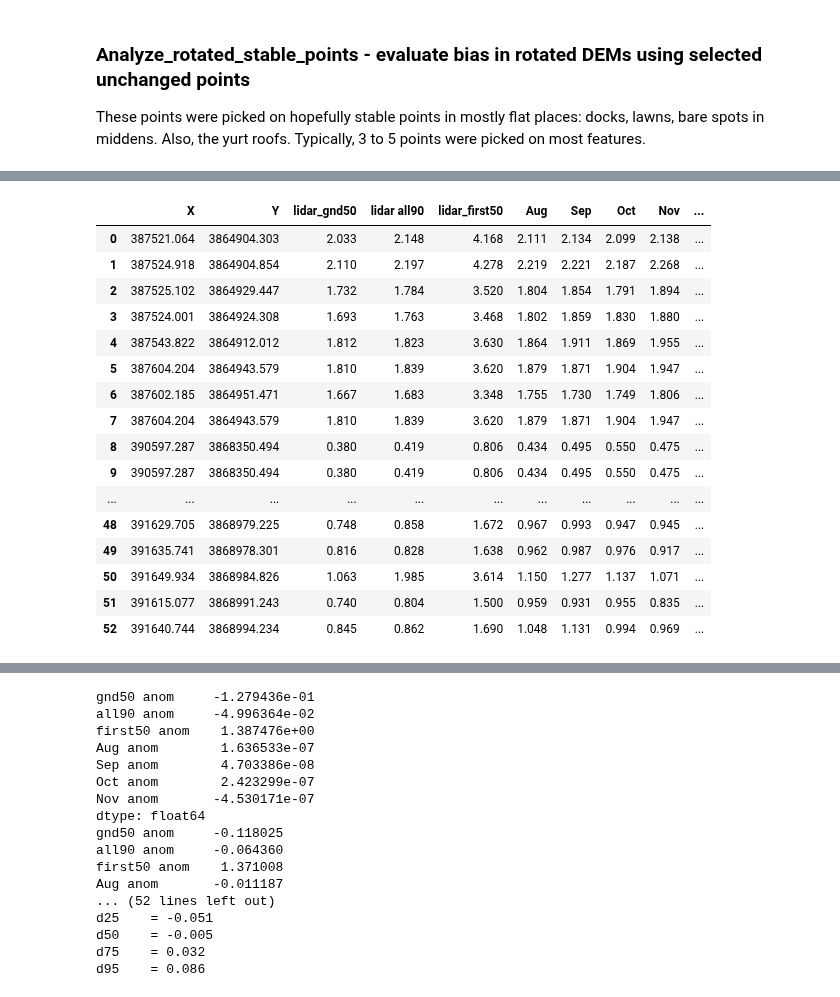
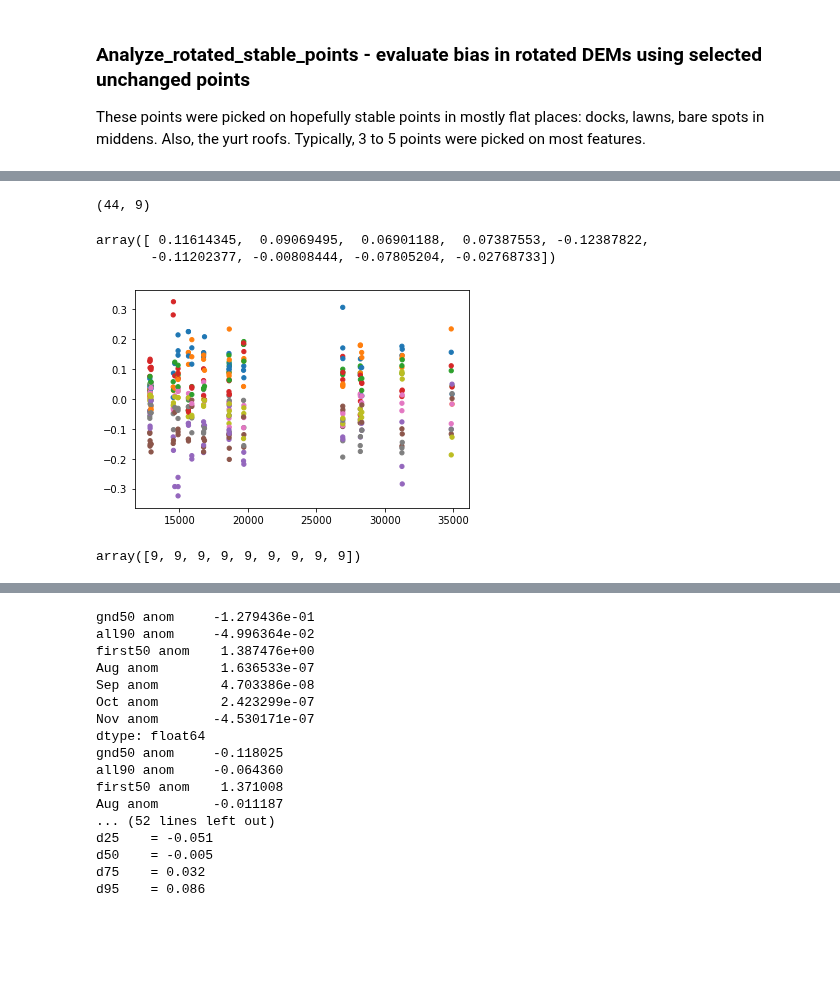
Before and after one commit to csherwood-usgs/CoreBx, a Jupyter notebook: Analyze_rotated_stable_points_v6.ipynb, the cells around one changed output, grey strips where cells are left out. Saved outputs shown, nothing was run; the diff lists cells and outputs as text; code cells hidden in the pictures; blank space fills up the shorter version.

```diff
--- a/Analyze_rotated_stable_points.ipynb
+++ b/Analyze_rotated_stable_points_v6.ipynb
@@ -159,42 +167,36 @@ nmaps, ncross, nalong:  4 1100 36000
 # Use rotated coordinates as indices into the maps to get elevations.
 ix = df["xr"].values.astype(np.int64)
 iy = df["yr"].values.astype(np.int64)
-
-zr = np.ones(len(ix))
-for i in range(0, len(ix)):
-    zr[i] = dsaa[0,iy[i],ix[i]].values
-df["zr Aug"]=zr
-
-zr = np.ones(len(ix))
-for i in range(0, len(ix)):
-    zr[i] = dsaa[1,iy[i],ix[i]].values
-df["zr Sep"]=zr
-
-zr = np.ones(len(ix))
-for i in range(0, len(ix)):
-    zr[i] = dsaa[2,iy[i],ix[i]].values
-df["zr Oct"]=zr
-
-zr = np.ones(len(ix))
-for i in range(0, len(ix)):
-    zr[i] = dsaa[3,iy[i],ix[i]].values
-df["zr Nov"]=zr
-df
+nx = len(ix)
+zr = np.ones((nx,nmaps))
+for j in range(0, nmaps):
+    for i in range(0, nx):
+        zr[i,j] = dsaa[j,iy[i],ix[i]].values
-# %% [output]
-|  | X | Y | lidar_gnd50 | lidar all90 | lidar_first50 | Aug | Sep | Oct | Nov | ... |
-| 0 | 387521.064 | 3864904.303 | 2.033 | 2.148 | 4.168 | 2.111 | 2.134 | 2.099 | 2.138 | ... |
-| 1 | 387524.918 | 3864904.854 | 2.110 | 2.197 | 4.278 | 2.219 | 2.221 | 2.187 | 2.268 | ... |
-| 2 | 387525.102 | 3864929.447 | 1.732 | 1.784 | 3.520 | 1.804 | 1.854 | 1.791 | 1.894 | ... |
-| 3 | 387524.001 | 3864924.308 | 1.693 | 1.763 | 3.468 | 1.802 | 1.859 | 1.830 | 1.880 | ... |
-| 4 | 387543.822 | 3864912.012 | 1.812 | 1.823 | 3.630 | 1.864 | 1.911 | 1.869 | 1.955 | ... |
-| 5 | 387604.204 | 3864943.579 | 1.810 | 1.839 | 3.620 | 1.879 | 1.871 | 1.904 | 1.947 | ... |
-| 6 | 387602.185 | 3864951.471 | 1.667 | 1.683 | 3.348 | 1.755 | 1.730 | 1.749 | 1.806 | ... |
-| 7 | 387604.204 | 3864943.579 | 1.810 | 1.839 | 3.620 | 1.879 | 1.871 | 1.904 | 1.947 | ... |
-| 8 | 390597.287 | 3868350.494 | 0.380 | 0.419 | 0.806 | 0.434 | 0.495 | 0.550 | 0.475 | ... |
-| 9 | 390597.287 | 3868350.494 | 0.380 | 0.419 | 0.806 | 0.434 | 0.495 | 0.550 | 0.475 | ... |
-| ... | ... | ... | ... | ... | ... | ... | ... | ... | ... | ... |
-| 48 | 391629.705 | 3868979.225 | 0.748 | 0.858 | 1.672 | 0.967 | 0.993 | 0.947 | 0.945 | ... |
-| 49 | 391635.741 | 3868978.301 | 0.816 | 0.828 | 1.638 | 0.962 | 0.987 | 0.976 | 0.917 | ... |
-| 50 | 391649.934 | 3868984.826 | 1.063 | 1.985 | 3.614 | 1.150 | 1.277 | 1.137 | 1.071 | ... |
-| 51 | 391615.077 | 3868991.243 | 0.740 | 0.804 | 1.500 | 0.959 | 0.931 | 0.955 | 0.835 | ... |
-| 52 | 391640.744 | 3868994.234 | 0.845 | 0.862 | 1.690 | 1.048 | 1.131 | 0.994 | 0.969 | ... |
+# %%
+zr[np.abs(zr)>10]=np.nan
+# %%
+anom = np.nan*np.ones_like(zr)
+for i in range(0,nx):
+    anom[i,:]=zr[i,:]-np.mean(zr[i,:])
+# %%
+anom = anom[np.where(~np.isnan(anom))].reshape((nx-9,9))
+print(np.shape(anom))
+# %% [output]
+(44, 9)
+# %%
+mean_anom = np.mean(anom,0)
+std_anom = np.std(anom,0)
+mean_anom
+# %% [output]
+array([ 0.11614345,  0.09069495,  0.06901188,  0.07387553, -0.12387822,
+       -0.11202377, -0.00808444, -0.07805204, -0.02768733])
+# %%
+ixa = np.tile(ix,(nmaps,1)).T
+for i in range(0,nx):
+    plt.scatter(ixa[i,:],anom[i,:],s=18,c=['#1f77b4', '#ff7f0e', '#2ca02c', '#d62728', '#9467bd', '#8c564b', '#e377c2', '#7f7f7f', '#bcbd22'])
+# %% [output]
+[figure, added]
+# %%
+sum(np.isnan(anom))
+# %% [output]
+array([9, 9, 9, 9, 9, 9, 9, 9, 9])
```
Also changed, not shown: parts of 3 cells of this notebook, 1 other file.
